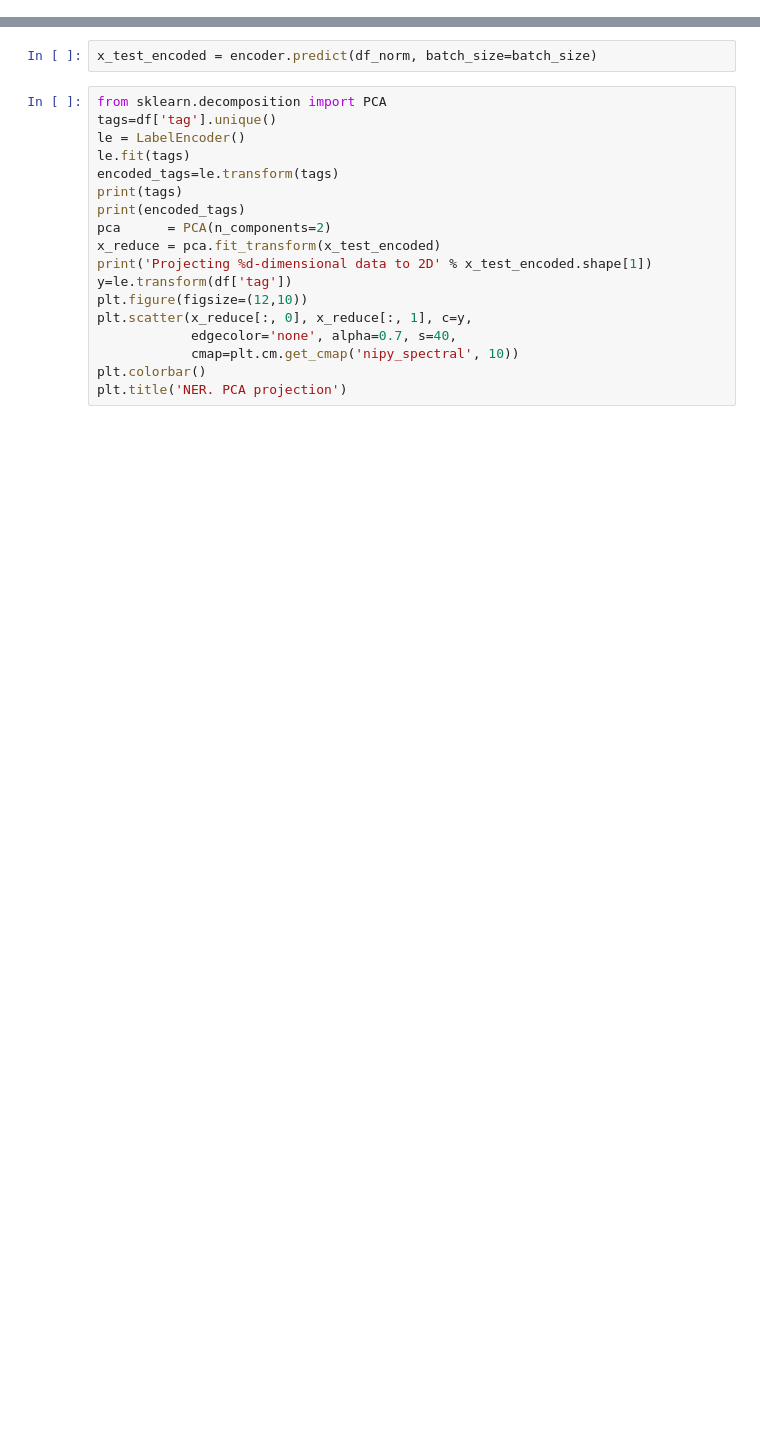
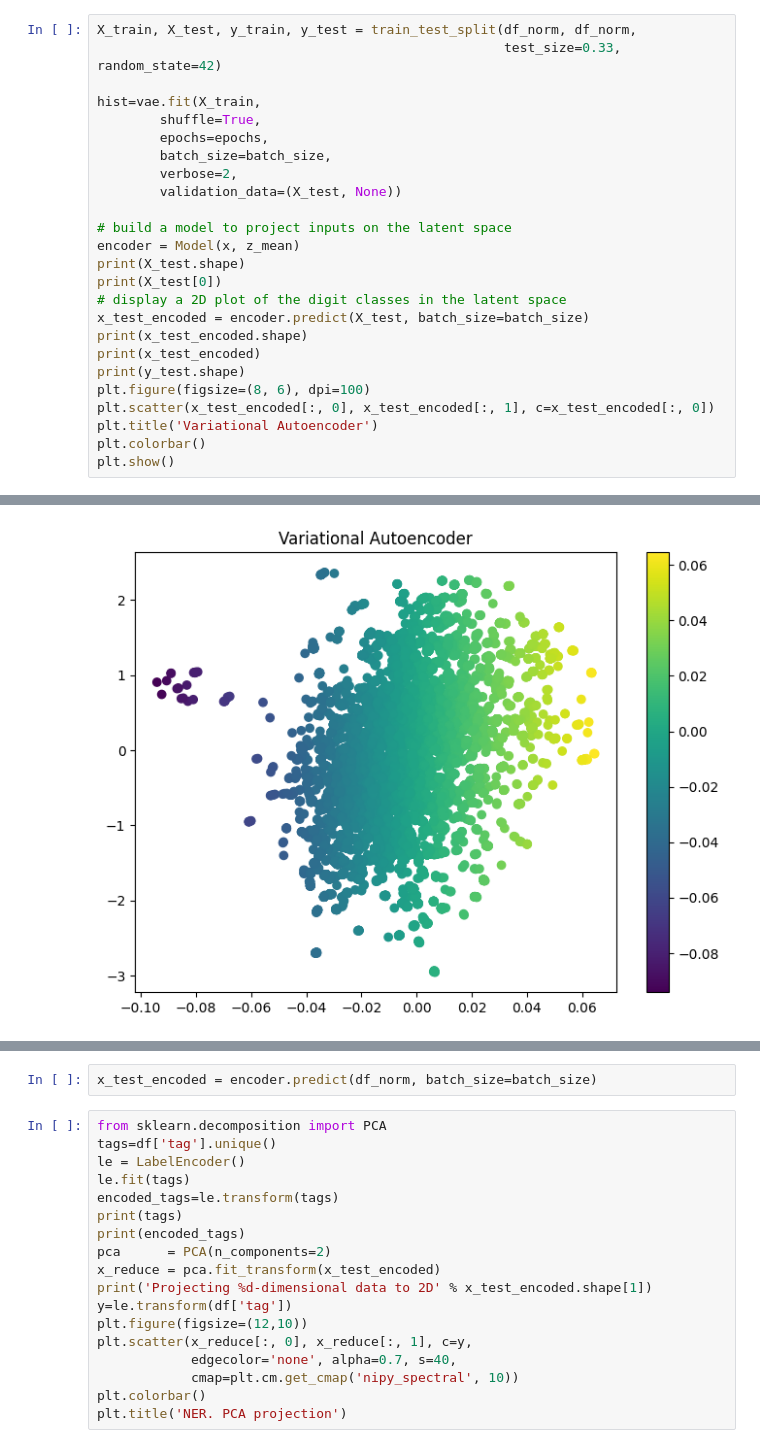
Before and after one commit to toshi47/NER, a Jupyter notebook: VAE.ipynb, the cells around one changed output, grey strips where cells are left out. Cells and saved outputs as stored; diff of their text form; blank space fills up the shorter version.

```diff
--- a/VAE.ipynb
+++ b/VAE.ipynb
@@ -93,0 +81,26 @@ plt.show()
+# %%
+X_train, X_test, y_train, y_test = train_test_split(df_norm, df_norm,
+                                                    test_size=0.33, random_state=42)
+
+hist=vae.fit(X_train,
+        shuffle=True,
+        epochs=epochs,
+        batch_size=batch_size,
+        verbose=2,
+        validation_data=(X_test, None))
+
+# build a model to project inputs on the latent space
+encoder = Model(x, z_mean)
+print(X_test.shape)
+print(X_test[0])
+# display a 2D plot of the digit classes in the latent space
+x_test_encoded = encoder.predict(X_test, batch_size=batch_size)
+print(x_test_encoded.shape)
+print(x_test_encoded)
+print(y_test.shape)
+plt.figure(figsize=(8, 6), dpi=100)
+plt.scatter(x_test_encoded[:, 0], x_test_encoded[:, 1], c=x_test_encoded[:, 0])
+plt.title('Variational Autoencoder')
+plt.colorbar()
+plt.show()
+# %% [output]
@@ -93,0 +124 @@ plt.show()
+[figure, added]
```
Also changed, not shown: parts of 5 cells of this notebook.
